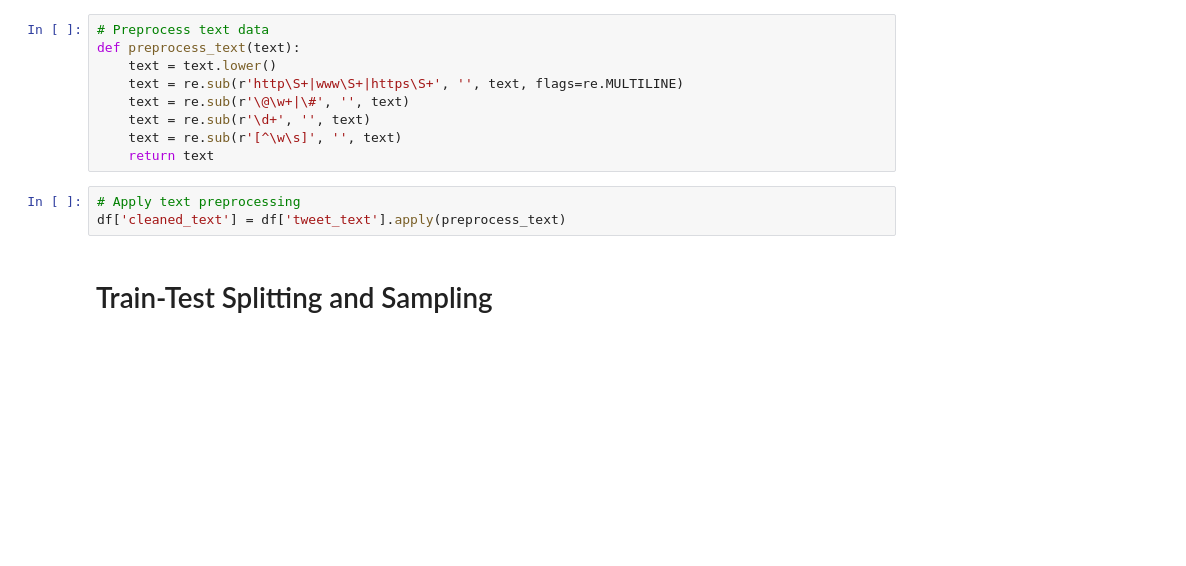
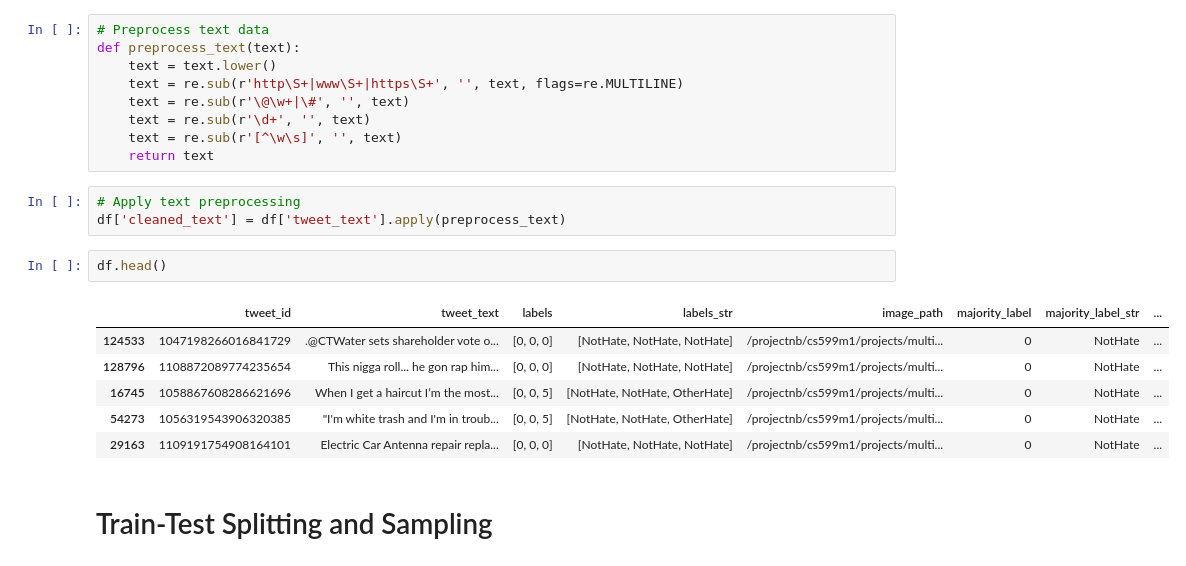
Before and after one commit to tsmuskin/599_Project, a Jupyter notebook: Data_Cleaning.ipynb, the cells around one changed output. Drawn from its saved outputs; the diff is of its cells as text; blank space fills up the shorter version.

```diff
--- a/Data Cleaning.ipynb
+++ b/Data_Cleaning.ipynb
@@ -306,6 +256,15 @@ def preprocess_text(text):
 # %%
 # Apply text preprocessing
 df['cleaned_text'] = df['tweet_text'].apply(preprocess_text)
+# %%
+df.head()
+# %% [output]
+|  | tweet_id | tweet_text | labels | labels_str | image_path | majority_label | majority_label_str | ... |
+| 124533 | 1047198266016841729 | .@CTWater sets shareholder vote o... | [0, 0, 0] | [NotHate, NotHate, NotHate] | /projectnb/cs599m1/projects/multi... | 0 | NotHate | ... |
+| 128796 | 1108872089774235654 | This nigga roll... he gon rap him... | [0, 0, 0] | [NotHate, NotHate, NotHate] | /projectnb/cs599m1/projects/multi... | 0 | NotHate | ... |
+| 16745 | 1058867608286621696 | When I get a haircut I’m the most... | [0, 0, 5] | [NotHate, NotHate, OtherHate] | /projectnb/cs599m1/projects/multi... | 0 | NotHate | ... |
+| 54273 | 1056319543906320385 | "I'm white trash and I'm in troub... | [0, 0, 5] | [NotHate, NotHate, OtherHate] | /projectnb/cs599m1/projects/multi... | 0 | NotHate | ... |
+| 29163 | 1109191754908164101 | Electric Car Antenna repair repla... | [0, 0, 0] | [NotHate, NotHate, NotHate] | /projectnb/cs599m1/projects/multi... | 0 | NotHate | ... |
 # %% [markdown]
 # Train-Test Splitting and Sampling
 # %%
```
Also changed, not shown: parts of 21 cells of this notebook, 17 other files.
